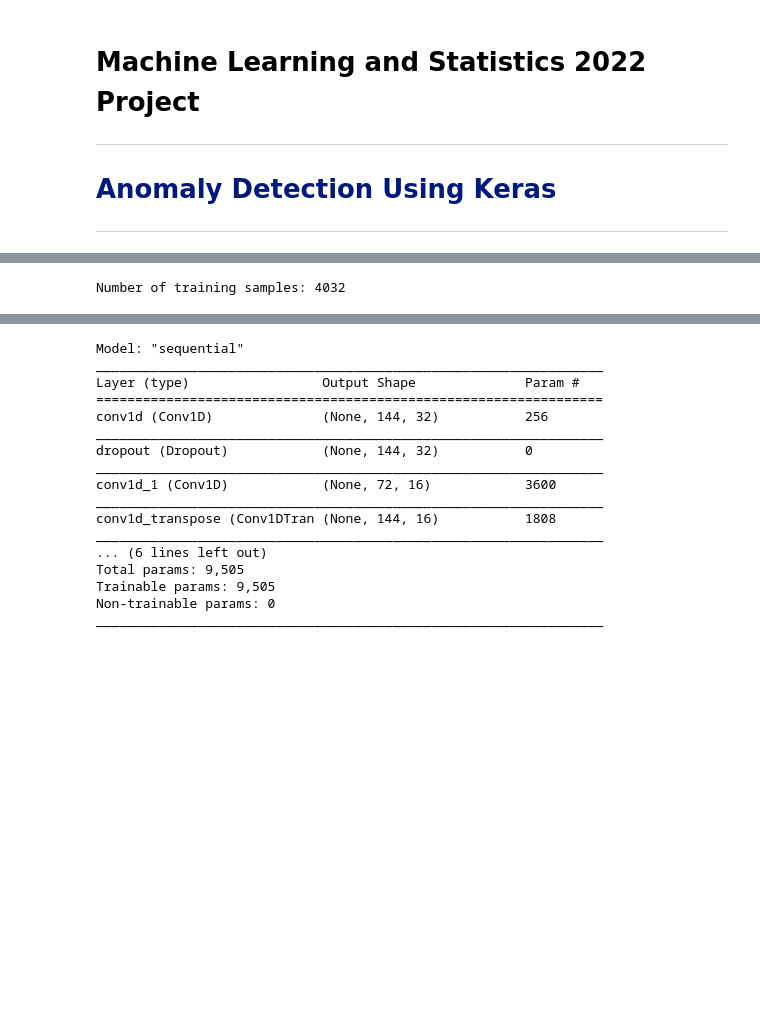
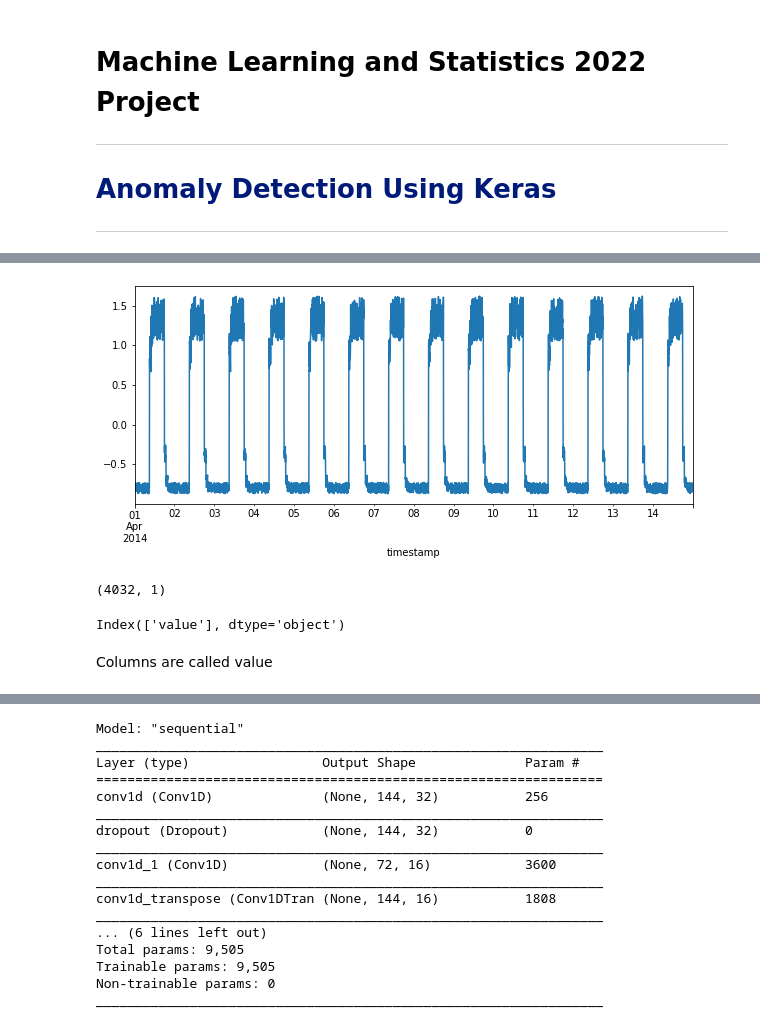
Before and after one commit to LauraBrogan/2022-MLS-Assessment, a Jupyter notebook: project-anomaly-detection.ipynb, the cells around one changed output, grey strips where cells are left out. Drawn from its saved outputs; the diff is of its cells as text; code cells hidden in the pictures; blank space fills up the shorter version.

```diff
--- a/project-anomaly-detection.ipynb
+++ b/project-anomaly-detection.ipynb
@@ -86,9 +113,23 @@ plt.show()
+# %%
+#This creates a plot and includes a figure size
+fig,ax = plt.subplots(figsize=(10,4))
+
+#Use pandas to plot data frame.
+df_train_vals.plot(legend=False, ax=ax);
+# %% [output]
+[figure, added]
+# %%
+#displays the number of training samples
+df_train_vals.shape
+# %% [output]
+(4032, 1)
+# %%
+#identifying the name of the columns
+df_train_vals.columns
+# %% [output]
+Index(['value'], dtype='object')
+# %% [markdown]
+Columns are called value
 # %%
-# Normalize and save the mean and std we get,
-# for normalizing test data.
-training_mean = df_small_noise.mean()
-training_std = df_small_noise.std()
-df_training_value = (df_small_noise - training_mean) / training_std
-print("Number of training samples:", len(df_training_value))
+#
+window_size = 288
-# %% [output]
-Number of training samples: 4032
```
Also changed, not shown: parts of 31 cells of this notebook.
